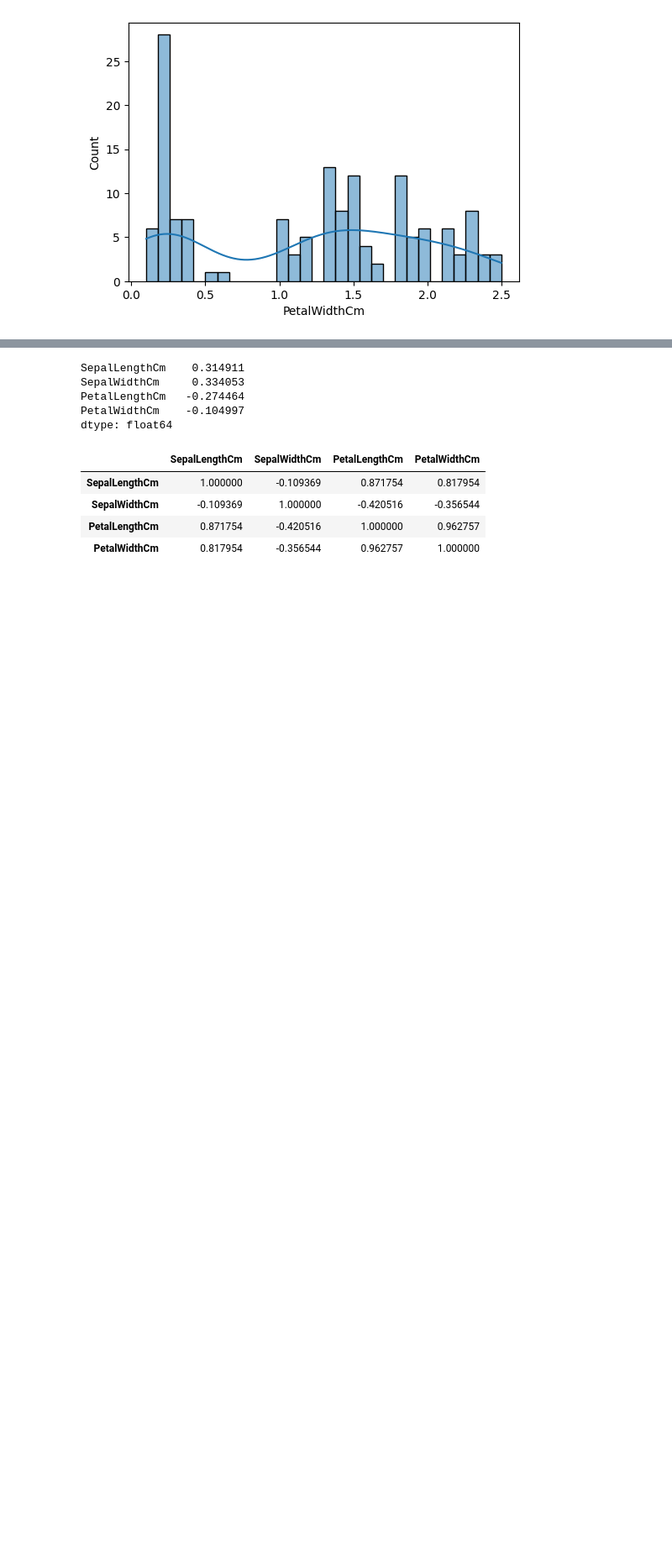
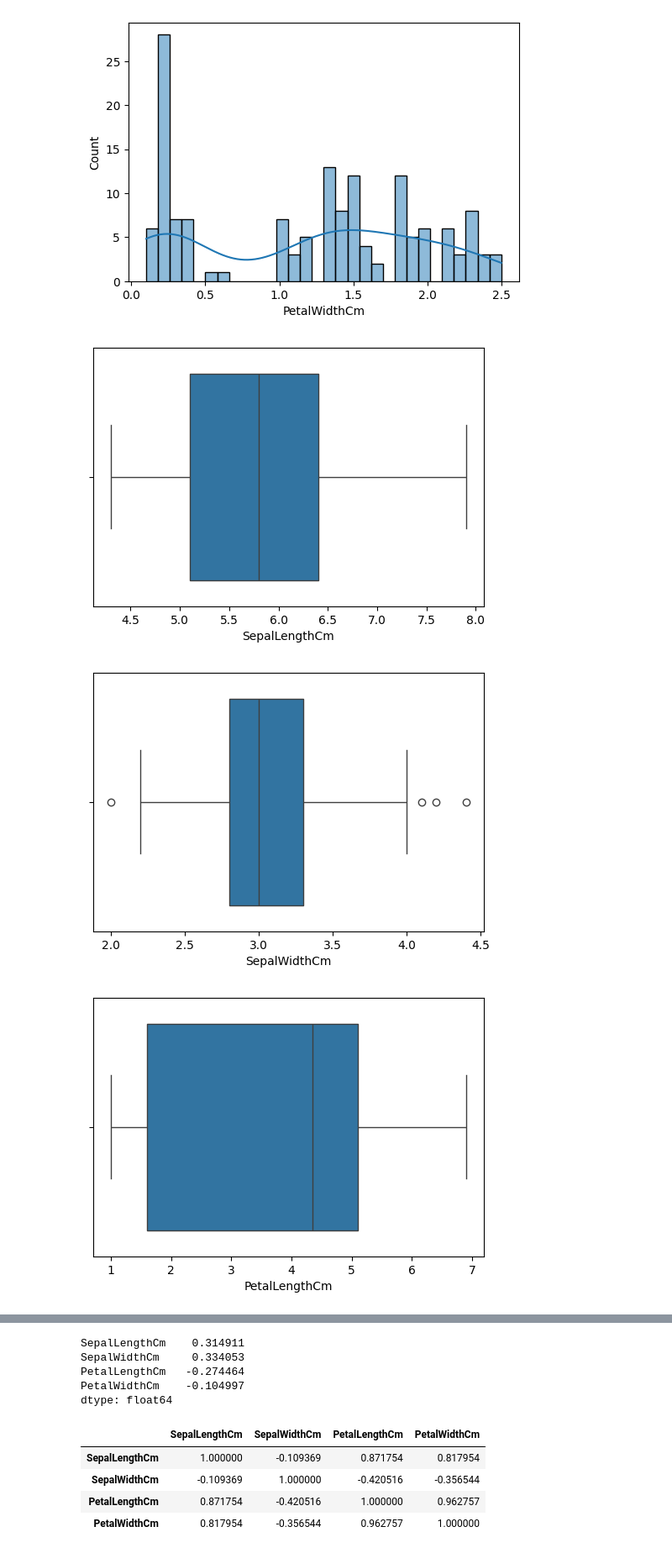
Before and after one commit to rahul-1419/Iris_Classification, a Jupyter notebook: Notebook/Note.ipynb, the cells around one changed output, grey strips where cells are left out. Shown: that part at 84% size. Saved outputs shown, nothing was run; the diff lists cells and outputs as text; code cells hidden in the pictures; blank space fills up the shorter version.

```diff
--- a/Notebook/Note.ipynb
+++ b/Notebook/Note.ipynb
@@ -60,3 +60,12 @@ for i in X:
 [figure]
 [figure]
 [figure]
+# %%
+for i in X:
+    plt.figure(figsize=(6,4))
+    sns.boxplot(data=df, x=i)
+    plt.show()
+# %% [output]
+[figure, added]
+[figure, added]
+[figure, added]
```
Also changed, not shown: parts of 12 cells of this notebook, 1 other file.
